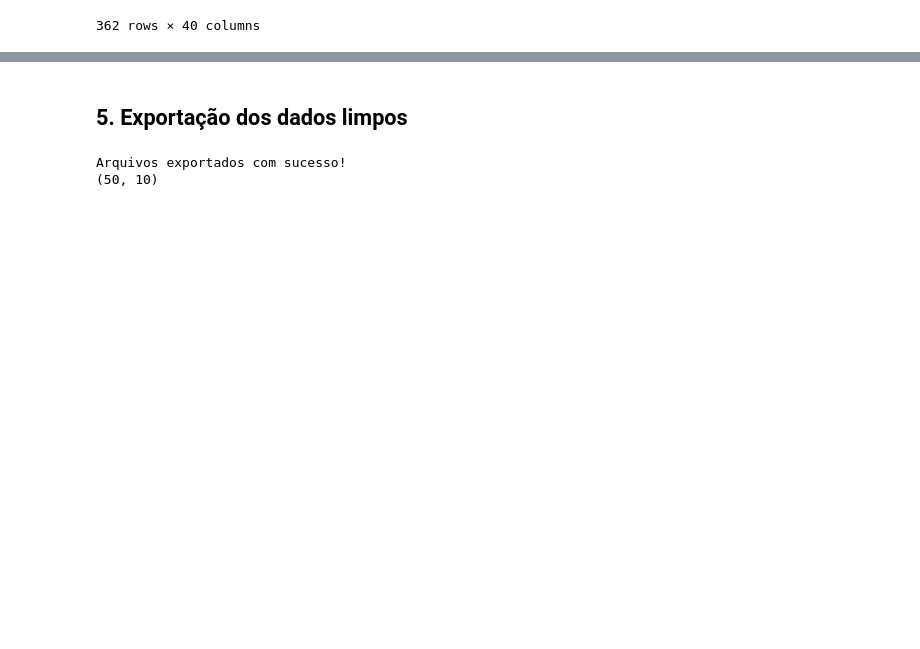
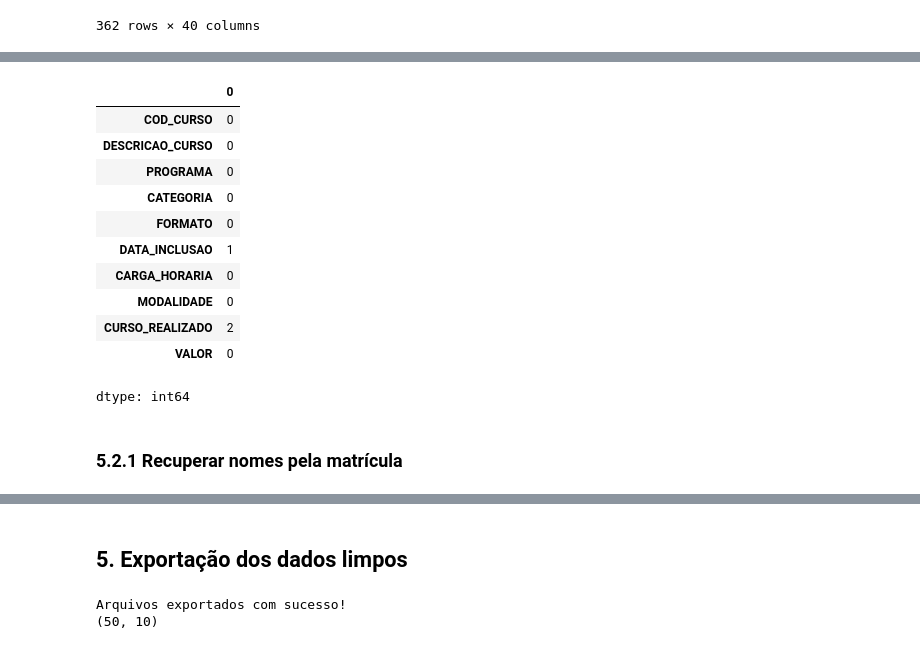
Before and after one commit to SENACBD/Projeto-de-BI-de-Educa-o-Corporativa-do-SENAC, a Jupyter notebook: notebooks/etl/03_data_preparation.ipynb, the cells around one changed output, grey strips where cells are left out. Drawn from its saved outputs; the diff is of its cells as text; code cells hidden in the pictures; blank space fills up the shorter version.

```diff
--- a/notebooks/etl/03_data_preparation.ipynb
+++ b/notebooks/etl/03_data_preparation.ipynb
@@ -880,0 +1001,17 @@ if dados_participacaocurso.duplicated(["COD_PROCESSO", "COD_MATRICULA"]).any():
+# %%
+display(dados_curso.isna().sum())
+# %% [output]
+|  | 0 |
+| COD_CURSO | 0 |
+| DESCRICAO_CURSO | 0 |
+| PROGRAMA | 0 |
+| CATEGORIA | 0 |
+| FORMATO | 0 |
+| DATA_INCLUSAO | 1 |
+| CARGA_HORARIA | 0 |
+| MODALIDADE | 0 |
+| CURSO_REALIZADO | 2 |
+| VALOR | 0 |
+dtype: int64
+# %% [markdown]
+### 5.2.1 Recuperar nomes pela matrícula
```
Also changed, not shown: parts of 23 cells of this notebook.
